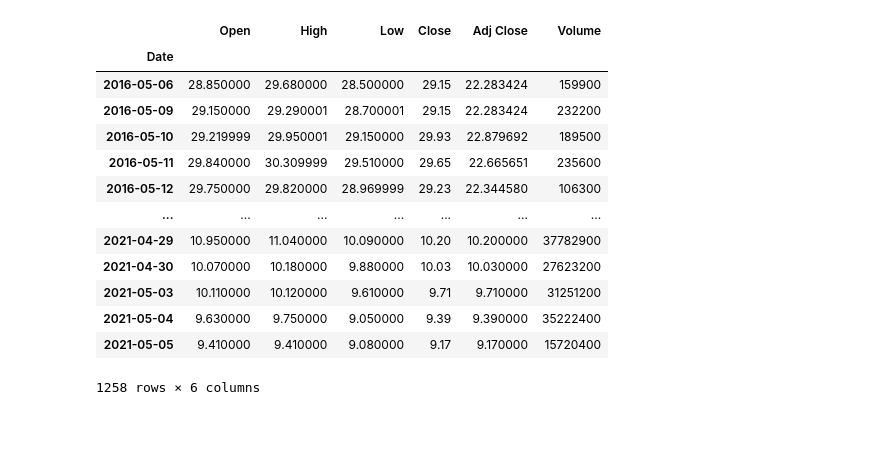
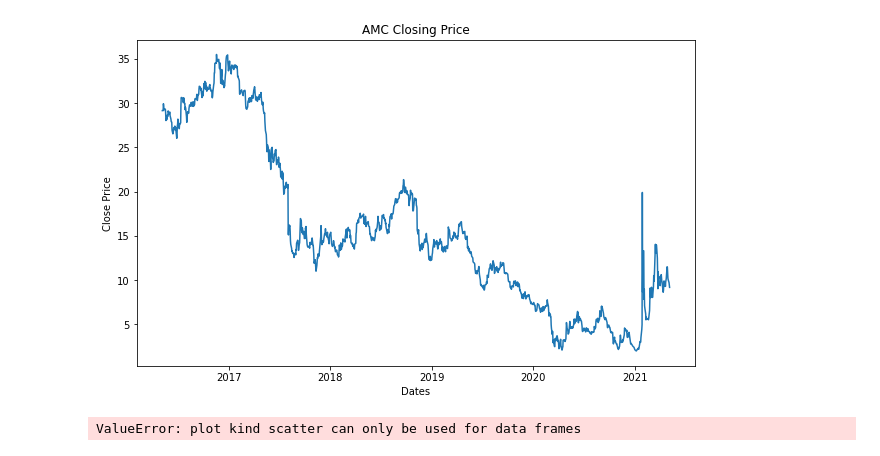
Before and after one commit to andrew-rong/Data-Work, a Jupyter notebook: AMC Stock Analysis/Untitled.ipynb, the cells around one changed output. Saved outputs shown, nothing was run; the diff lists cells and outputs as text; code cells hidden in the pictures; blank space fills up the shorter version.

```diff
--- a/AMC Stock Analysis/Untitled.ipynb
+++ b/AMC Stock Analysis/Untitled.ipynb
@@ -15,17 +22,19 @@ df.head()
-# %%
-df.set_index("Date")
-# %% [output]
-|  | Open | High | Low | Close | Adj Close | Volume |
-| Date |  |  |  |  |  |  |
-| 2016-05-06 | 28.850000 | 29.680000 | 28.500000 | 29.15 | 22.283424 | 159900 |
-| 2016-05-09 | 29.150000 | 29.290001 | 28.700001 | 29.15 | 22.283424 | 232200 |
-| 2016-05-10 | 29.219999 | 29.950001 | 29.150000 | 29.93 | 22.879692 | 189500 |
-| 2016-05-11 | 29.840000 | 30.309999 | 29.510000 | 29.65 | 22.665651 | 235600 |
-| 2016-05-12 | 29.750000 | 29.820000 | 28.969999 | 29.23 | 22.344580 | 106300 |
-| ... | ... | ... | ... | ... | ... | ... |
-| 2021-04-29 | 10.950000 | 11.040000 | 10.090000 | 10.20 | 10.200000 | 37782900 |
-| 2021-04-30 | 10.070000 | 10.180000 | 9.880000 | 10.03 | 10.030000 | 27623200 |
-| 2021-05-03 | 10.110000 | 10.120000 | 9.610000 | 9.71 | 9.710000 | 31251200 |
-| 2021-05-04 | 9.630000 | 9.750000 | 9.050000 | 9.39 | 9.390000 | 35222400 |
-| 2021-05-05 | 9.410000 | 9.410000 | 9.080000 | 9.17 | 9.170000 | 15720400 |
-1258 rows × 6 columns
+# %%
+plt.figure(figsize=(10, 6))
+plt.xlabel("Dates")
+plt.ylabel("Close Price")
+plt.plot(df['Close'])
+plt.title("AMC Closing Price")
+plt.show()
+# %% [output]
+[figure, added]
+# %%
+df_close = df["Close"]
+
+df_close.plot(kind='scatter', figsize=(10,6))
+
+plt.title("Total Immigration to Canada from 1980-2013")
+plt.xlabel("Year")
+plt.ylabel("Number of Immigrants")
+# %% [output]
+ValueError: plot kind scatter can only be used for data frames
```
Also changed, not shown: parts of 5 cells of this notebook, 1 other file.
